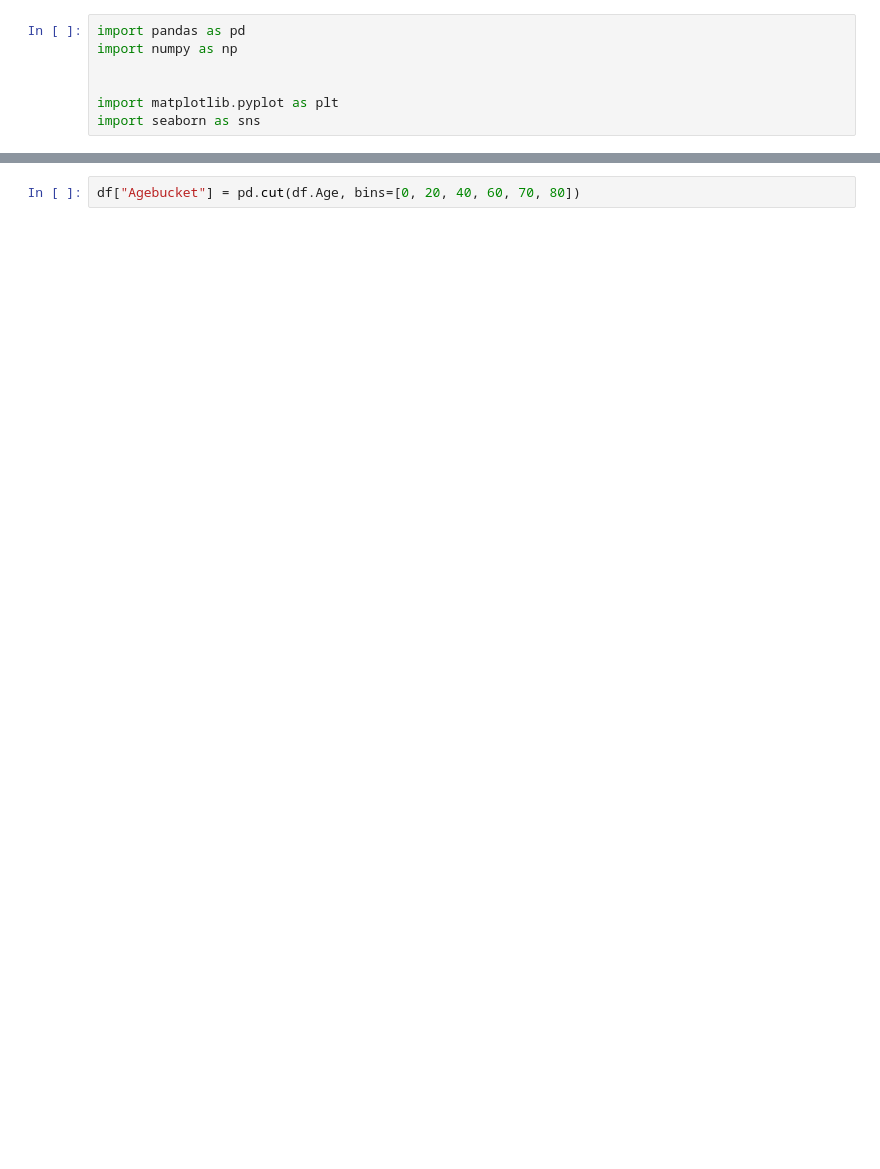
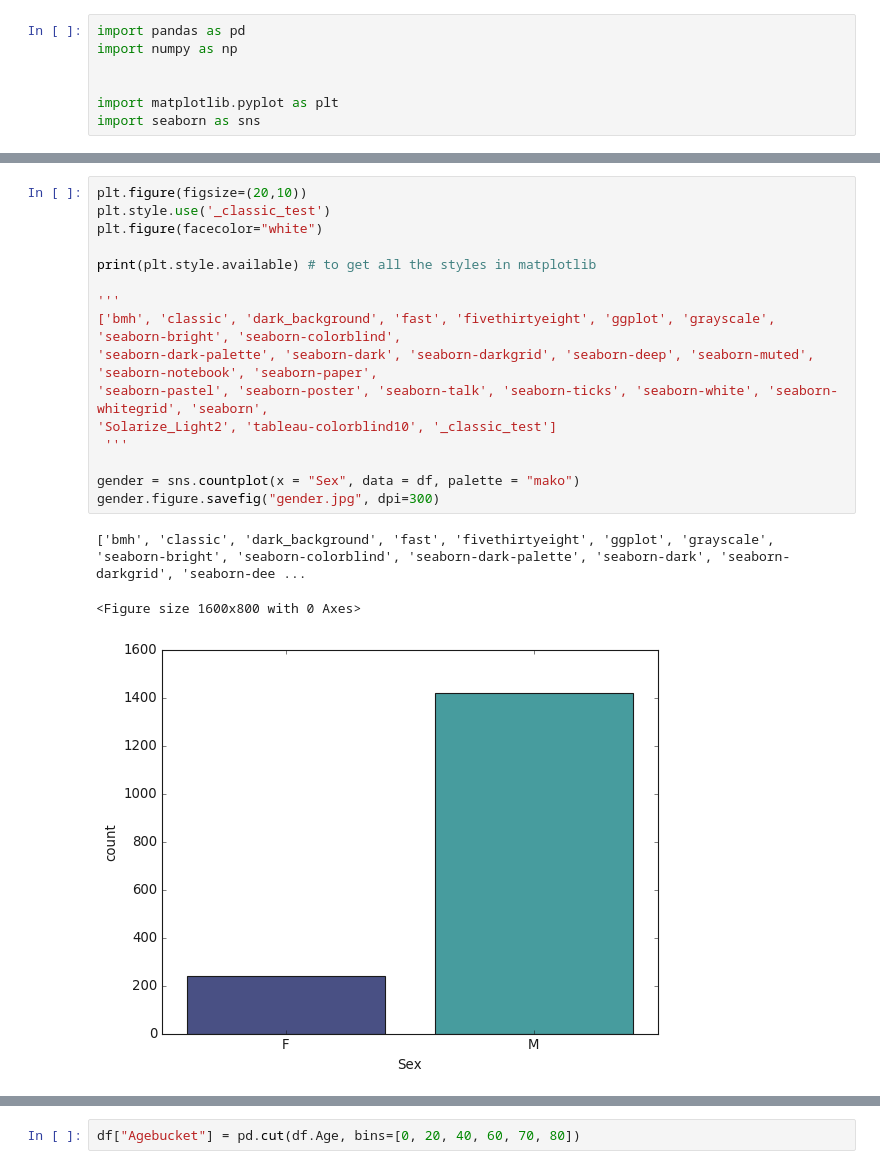
Before and after one commit to AnaAGG/P1_Pandas, a Jupyter notebook: output/Data_visualization.ipynb, the cells around one changed output, grey strips where cells are left out. Drawn from its saved outputs; the diff is of its cells as text; blank space fills up the shorter version.

```diff
--- a/output/Data_visualization.ipynb
+++ b/output/Data_visualization.ipynb
@@ -30,0 +103,20 @@ sns.countplot(x = "Sex_", data = df, palette = "mako")
+# %%
+plt.figure(figsize=(20,10))
+plt.style.use('_classic_test')
+plt.figure(facecolor="white")
+
+print(plt.style.available) # to get all the styles in matplotlib
+
+'''
+['bmh', 'classic', 'dark_background', 'fast', 'fivethirtyeight', 'ggplot', 'grayscale', 'seaborn-bright', 'seaborn-colorblind',
+'seaborn-dark-palette', 'seaborn-dark', 'seaborn-darkgrid', 'seaborn-deep', 'seaborn-muted', 'seaborn-notebook', 'seaborn-paper',
+'seaborn-pastel', 'seaborn-poster', 'seaborn-talk', 'seaborn-ticks', 'seaborn-white', 'seaborn-whitegrid', 'seaborn',
+'Solarize_Light2', 'tableau-colorblind10', '_classic_test']
+ '''
+
+gender = sns.countplot(x = "Sex", data = df, palette = "mako")
+gender.figure.savefig("gender.jpg", dpi=300)
+# %% [output]
+['bmh', 'classic', 'dark_background', 'fast', 'fivethirtyeight', 'ggplot', 'grayscale', 'seaborn-bright', 'seaborn-colorblind', 'seaborn-dark-palette', 'seaborn-dark', 'seaborn-darkgrid', 'seaborn-dee ...
+<Figure size 1600x800 with 0 Axes>
+[figure, added]
```
Also changed, not shown: parts of 21 cells of this notebook.
